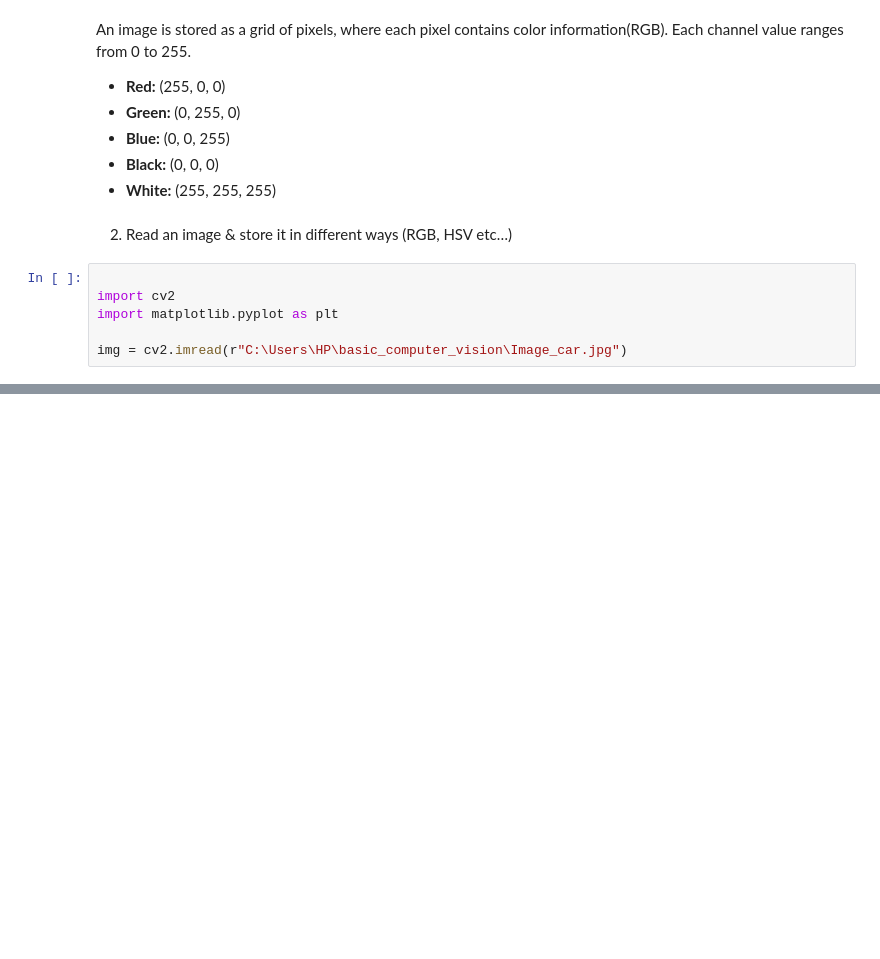
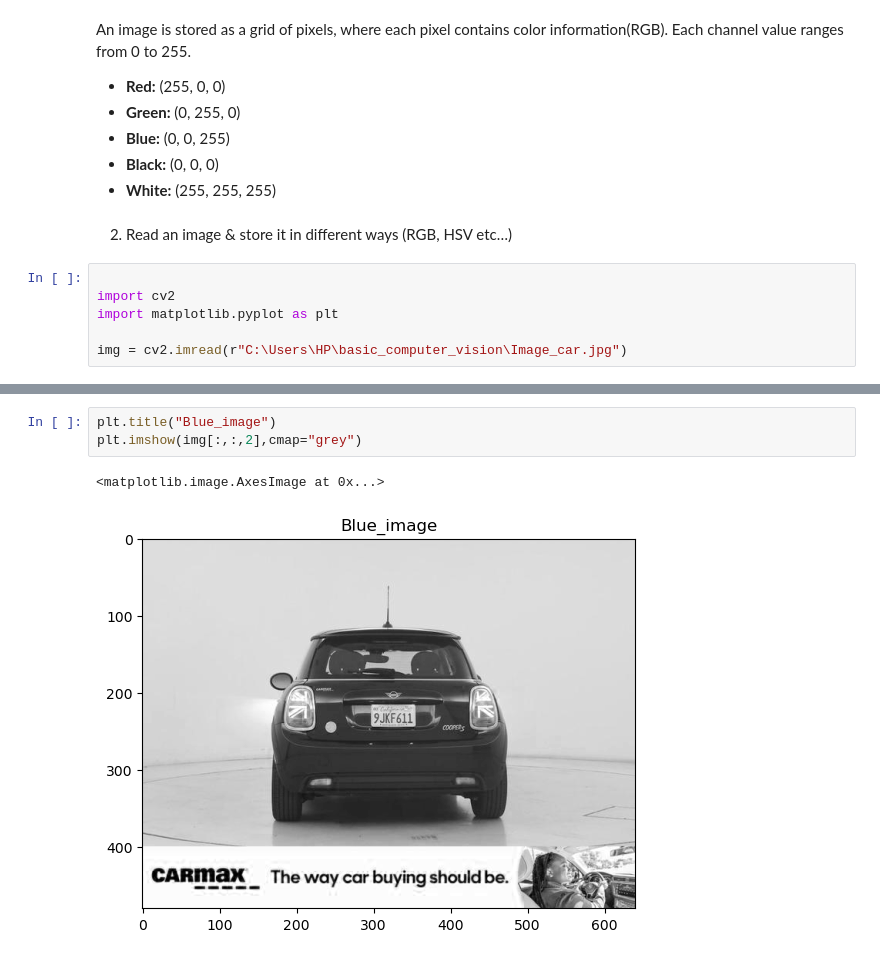
Before and after one commit to Bharath152/Basics-Computer-Vision, a Jupyter notebook: python_notebook.ipynb, the cells around one changed output, grey strips where cells are left out. Drawn from its saved outputs; the diff is of its cells as text; blank space fills up the shorter version.

```diff
--- a/python_notebook.ipynb
+++ b/python_notebook.ipynb
@@ -37,0 +63,6 @@ plt.imshow(img_rgb)
+# %%
+plt.title("Blue_image")
+plt.imshow(img[:,:,2],cmap="grey")
+# %% [output]
+<matplotlib.image.AxesImage at 0x...>
+[figure, added]
```
Also changed, not shown: parts of 18 cells of this notebook.
